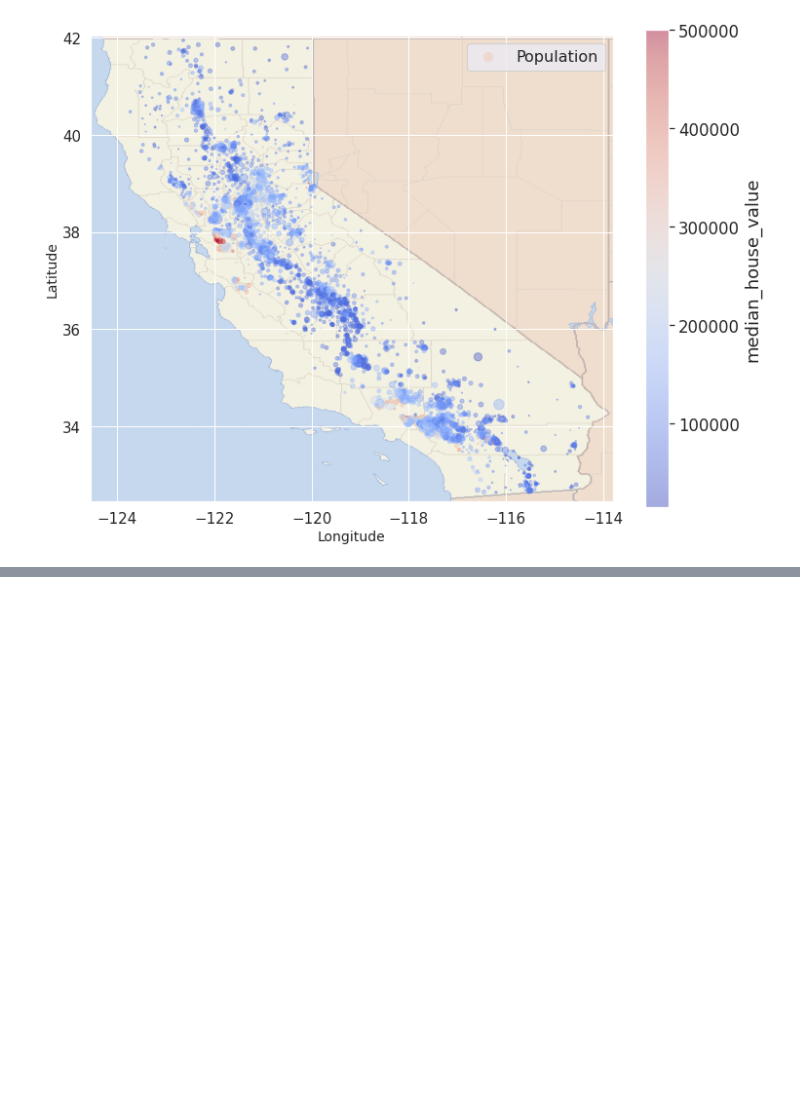
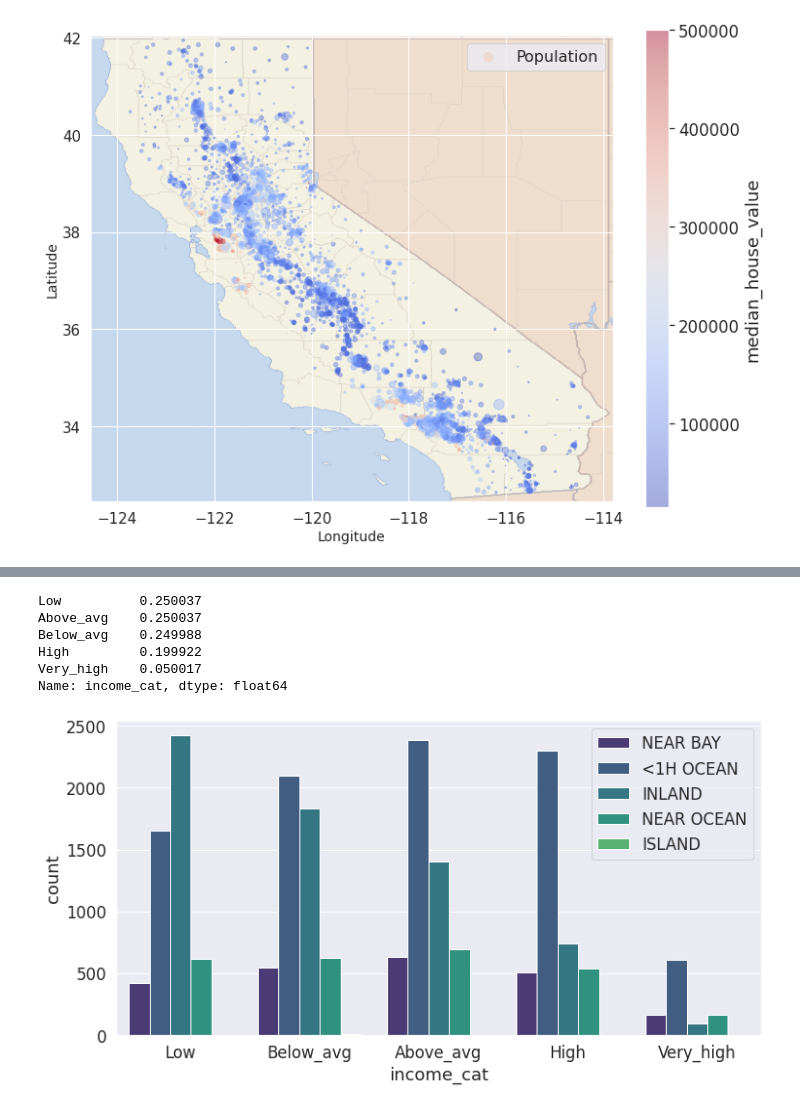
Before and after one commit to leadeeerq/data-science, a Jupyter notebook: 230304_DataPreprcessingAndFeatureEngineeringForML.ipynb, the cells around one changed output, grey strips where cells are left out. Cells and saved outputs as stored; diff of their text form; code cells hidden in the pictures; blank space fills up the shorter version.

```diff
--- a/230304_DataPreprcessingAndFeatureEngineeringForML.ipynb
+++ b/230304_DataPreprcessingAndFeatureEngineeringForML.ipynb
@@ -276,0 +304,2 @@ plt.show()
+# %%
+df['income_cat'] = pd.qcut(df.median_income, q = [0, 0.25, 0.5, 0.75, 0.95, 1], labels = ['Low', 'Below_avg', 'Above_avg', 'High', 'Very_high'])
@@ -276,0 +322,17 @@ plt.show()
+# %%
+df.income_cat.value_counts(normalize = True)
+# %% [output]
+Low          0.250037
+Above_avg    0.250037
+Below_avg    0.249988
+High         0.199922
+Very_high    0.050017
+Name: income_cat, dtype: float64
+# %%
+plt.figure(figsize = (12,6))
+sns.set(font_scale = 1.5, palette = 'viridis')
+sns.countplot(data = df, x = 'income_cat', hue = 'ocean_proximity')
+plt.legend(loc = 1)
+plt.show()
+# %% [output]
+[figure, added]
```
Also changed, not shown: parts of 65 cells of this notebook.
